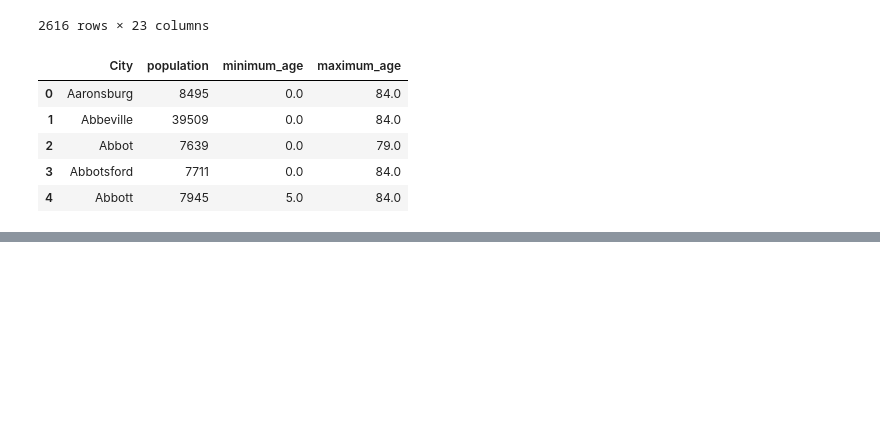
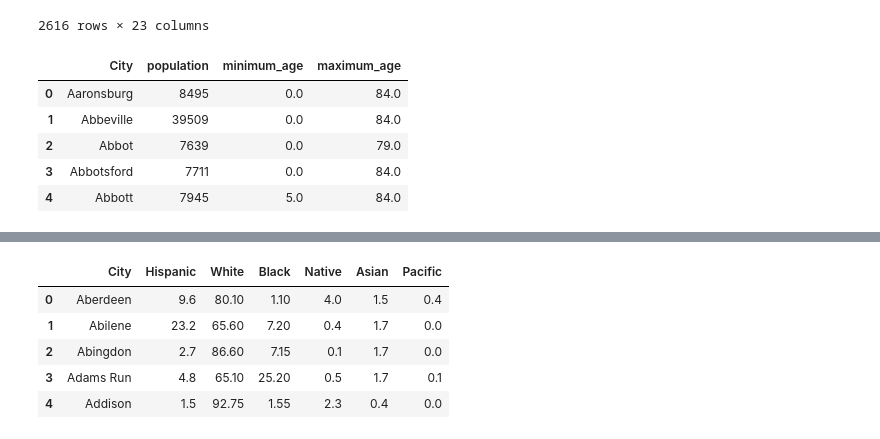
Before and after one commit to isabiiil/TAMU-Datathon--City-Search-Tool, a Jupyter notebook: temp.ipynb, the cells around one changed output, grey strips where cells are left out. Drawn from its saved outputs; the diff is of its cells as text; code cells hidden in the pictures; blank space fills up the shorter version.

```diff
--- a/temp.ipynb
+++ b/temp.ipynb
@@ -97,0 +80,10 @@ list_A = list(pop_df['City'].values)
+# %%
+div_df = pd.read_csv(DIV_PATH)
+div_df.head()
+# %% [output]
+|  | City | Hispanic | White | Black | Native | Asian | Pacific |
+| 0 | Aberdeen | 9.6 | 80.10 | 1.10 | 4.0 | 1.5 | 0.4 |
+| 1 | Abilene | 23.2 | 65.60 | 7.20 | 0.4 | 1.7 | 0.0 |
+| 2 | Abingdon | 2.7 | 86.60 | 7.15 | 0.1 | 1.7 | 0.0 |
+| 3 | Adams Run | 4.8 | 65.10 | 25.20 | 0.5 | 1.7 | 0.1 |
+| 4 | Addison | 1.5 | 92.75 | 1.55 | 2.3 | 0.4 | 0.0 |
```
Also changed, not shown: parts of 9 cells of this notebook, 3 other files.
